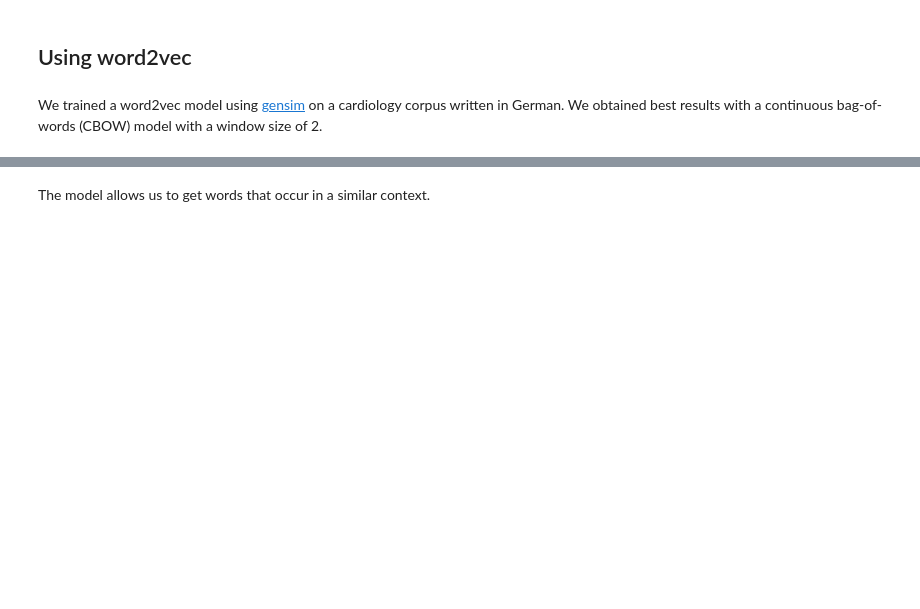
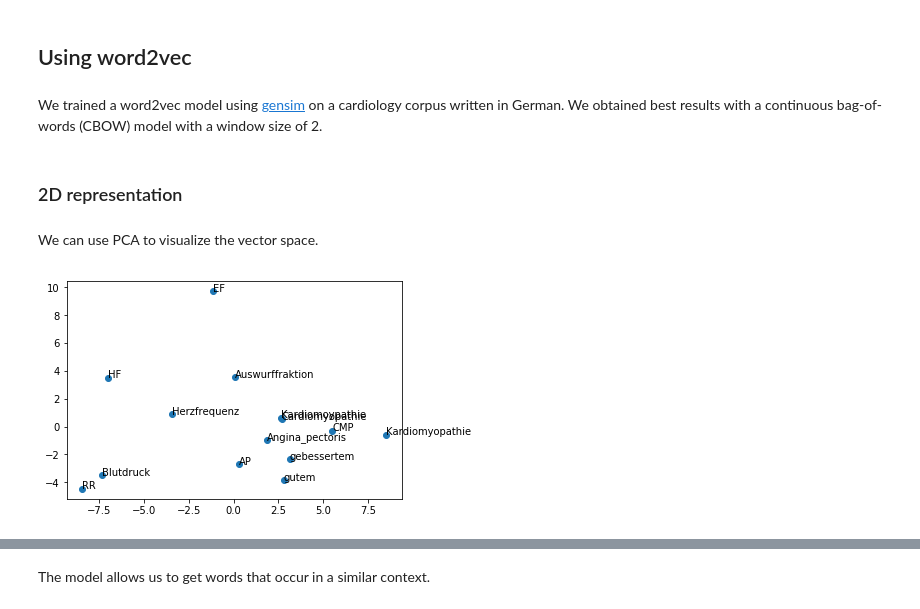
Before and after one commit to bst-mug/acres, a Jupyter notebook: notebooks/demo.ipynb, the cells around one changed output, grey strips where cells are left out. Saved outputs shown, nothing was run; the diff lists cells and outputs as text; code cells hidden in the pictures; blank space fills up the shorter version.

Commit message:
Add 2D representations of word2vec (fixes #62)

```diff
--- a/notebooks/demo.ipynb
+++ b/notebooks/demo.ipynb
@@ -28,3 +35,45 @@ warnings.filterwarnings('ignore')
 ## Using word2vec
 # %% [markdown]
 We trained a word2vec model using [gensim](https://radimrehurek.com/gensim/models/word2vec.html) on a cardiology corpus written in German. We obtained best results with a continuous bag-of-words (CBOW) model with a window size of 2.
+# %% [markdown]
+### 2D representation
+# %% [markdown]
+We can use PCA to visualize the vector space.
+# %%
+from acres.preprocess import resource_factory
+
+model = resource_factory.get_nn_model()
+
+words = ["gutem", "gebessertem",
+         "CMP", "Cardiomyopathie", "Kardiomyopathie", "Kardiomoypathie",
+         #"SR", "Sinusrhythmus",
+         "HF", "Herzfrequenz",
+         #"GGT", "y_GT",
+         "RR", "Blutdruck",
+         "EF", "Auswurffraktion",
+         "AP", "Angina_pectoris"]
+
+# or 50 random words...
+#words = list(model.wv.vocab)[0:50]
+
+X = model[words]
+# %%
+from matplotlib import pyplot
+
+def display_words(data, words):
+    f = pyplot.figure()
+    pyplot.scatter(data[:, 0], data[:, 1])
+
+    for i, word in enumerate(words):
+        pyplot.annotate(word, xy=(data[i, 0], data[i, 1]))
+    pyplot.show()
+
+    f.savefig("plot.pdf", bbox_inches="tight")
+# %%
+from sklearn.decomposition import PCA
+
+pca = PCA(n_components=2)
+data = pca.fit_transform(X)
+display_words(data, words)
+# %% [output]
+[figure, added]
```
Also changed, not shown: parts of 21 cells of this notebook, 1 other file.
